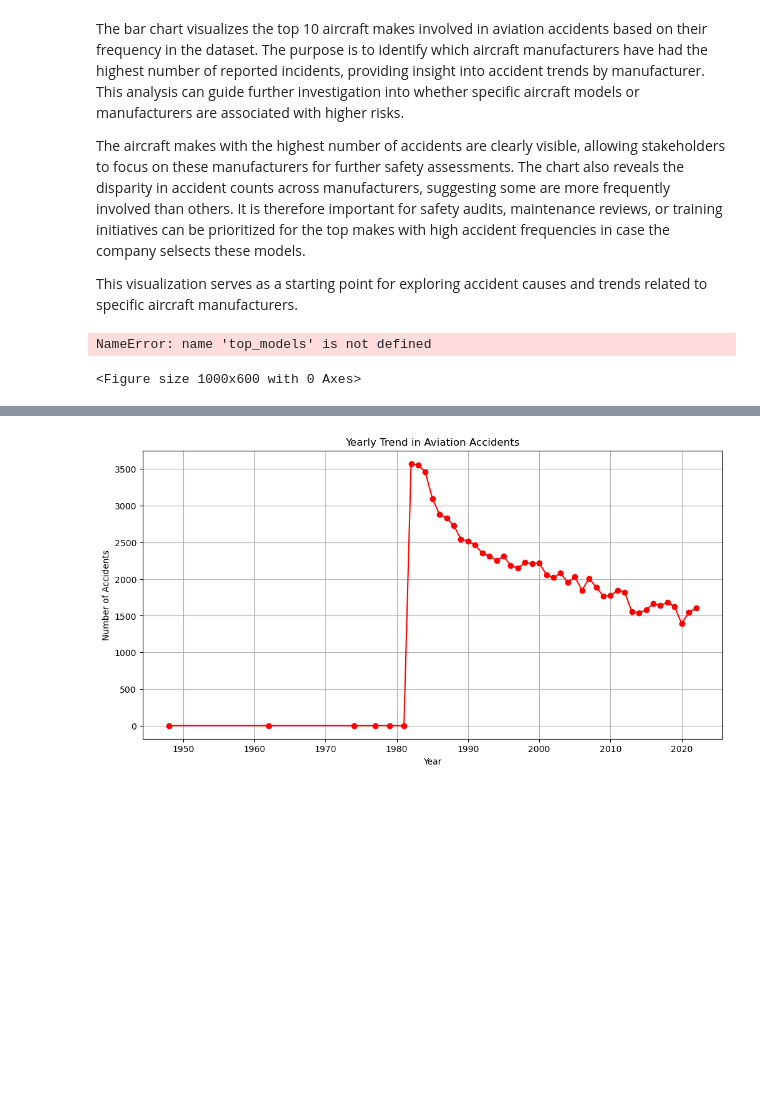
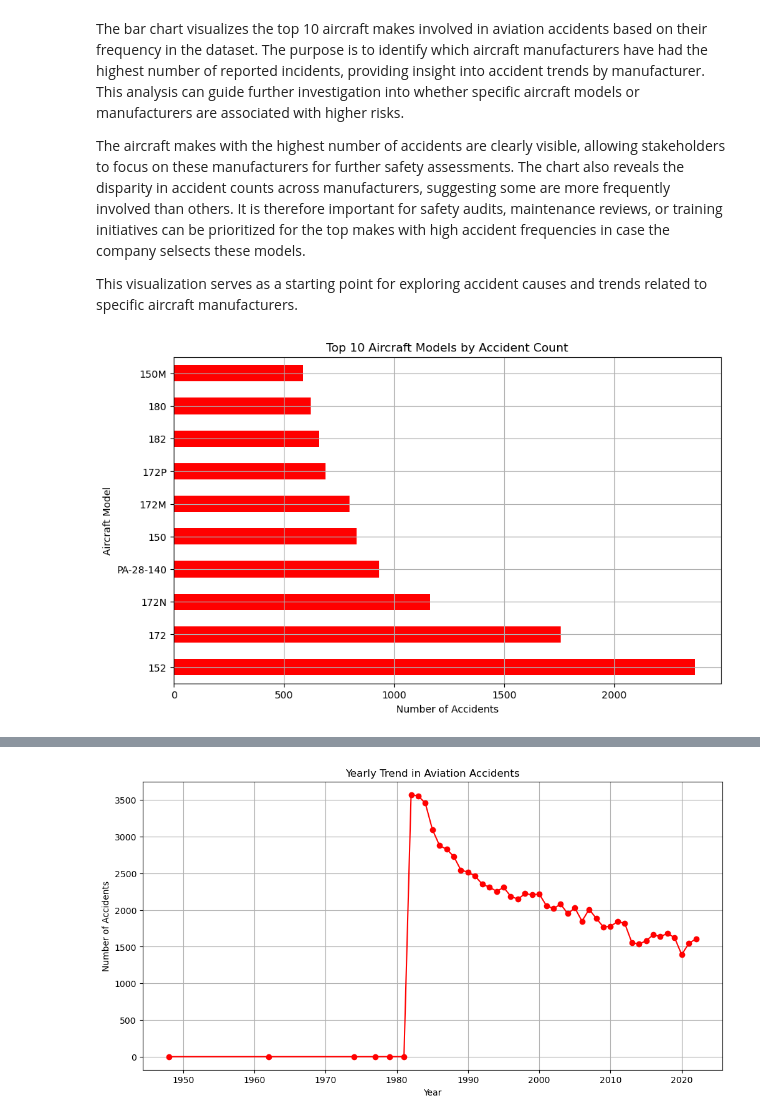
Before and after one commit to Lydia-byte-rgb/Phase-1-Project_Lydia, a Jupyter notebook: phase_1_project_main.ipynb, the cells around one changed output, grey strips where cells are left out. Cells and saved outputs as stored; diff of their text form; code cells hidden in the pictures; blank space fills up the shorter version.

```diff
--- a/phase_1_project_main.ipynb
+++ b/phase_1_project_main.ipynb
@@ -230,12 +230,13 @@ The aircraft makes with the highest number of accidents are clearly visible, all
 This visualization serves as a starting point for exploring accident causes and trends related to specific aircraft manufacturers.
 # %%
 # Top 10 Aircraft Models by Accident Count
+top_models = df['Model'].value_counts().head(10)  # Only the top 10 models
 plt.figure(figsize=(10, 6))
 top_models.plot(kind='barh', color='red')  # 'barh' for horizontal bars
 plt.title("Top 10 Aircraft Models by Accident Count")
 plt.xlabel("Number of Accidents")
 plt.ylabel("Aircraft Model")
+plt.grid(True)
 plt.show()
 # %% [output]
-NameError: name 'top_models' is not defined
-<Figure size 1000x600 with 0 Axes>
+[figure, added]
```
Also changed, not shown: parts of 2 cells of this notebook, 1 other file.
